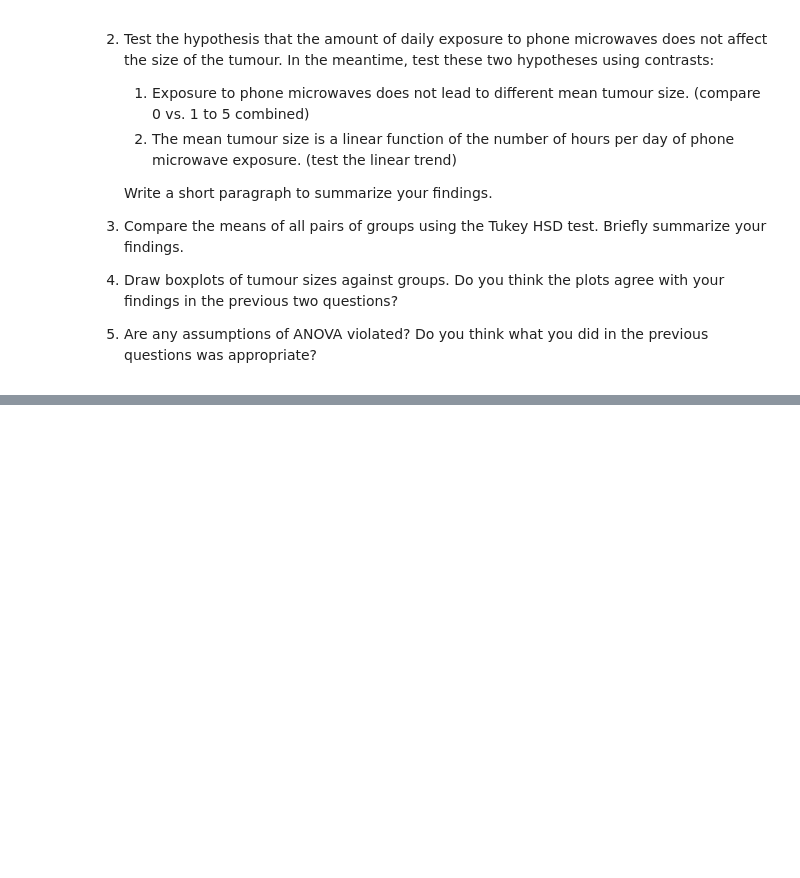
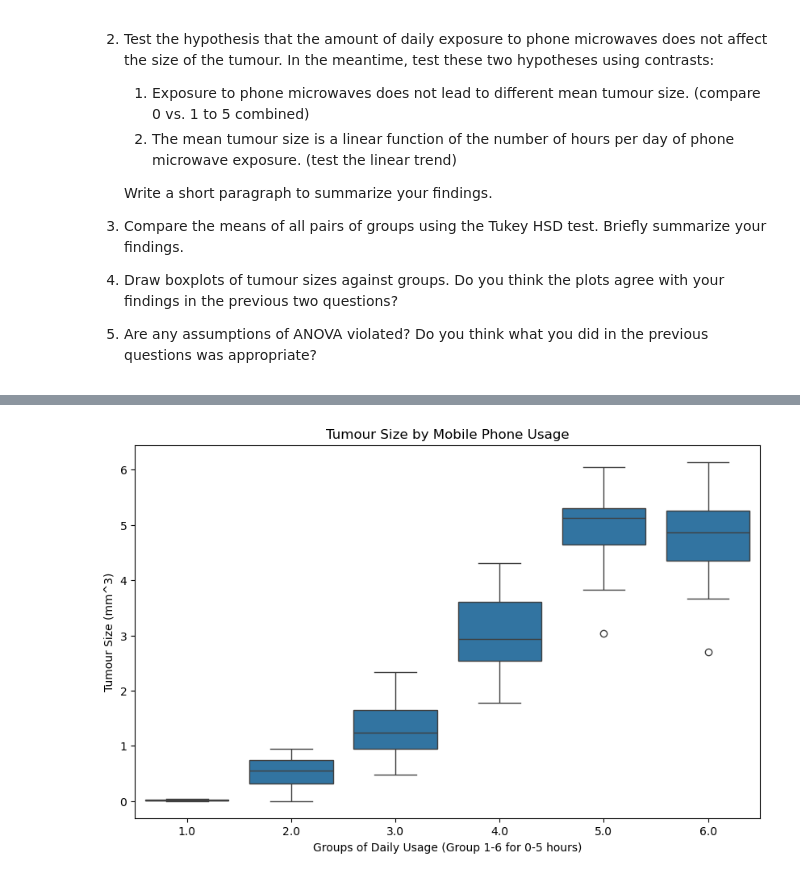
Before and after one commit to AliceAmamiya/educ8009, a Jupyter notebook: session15-16/assignment.ipynb, the cells around one changed output, grey strips where cells are left out. Drawn from its saved outputs; the diff is of its cells as text; code cells hidden in the pictures; blank space fills up the shorter version.

```diff
--- a/session15-16/assignment.ipynb
+++ b/session15-16/assignment.ipynb
@@ -174,0 +244,15 @@ Based on my personal knowledge, I only have seen this senerio: a person, a devic
+# %%
+#| echo: false
+#| fig-cap: Boxplots for tumour size by groups of mobile phone usage
+#| label: fig-boxplot
+import matplotlib.pyplot as plt
+import seaborn as sns
+
+plt.figure(figsize=(10, 6))
+sns.boxplot(x='usage', y='tumour', data=tumour_df)
+plt.title('Tumour Size by Mobile Phone Usage')
+plt.xlabel('Groups of Daily Usage (Group 1-6 for 0-5 hours)')
+plt.ylabel('Tumour Size (mm^3)')
+plt.show()
+# %% [output]
+[figure, added]
```
Also changed, not shown: parts of 25 cells of this notebook, 7 other files.
